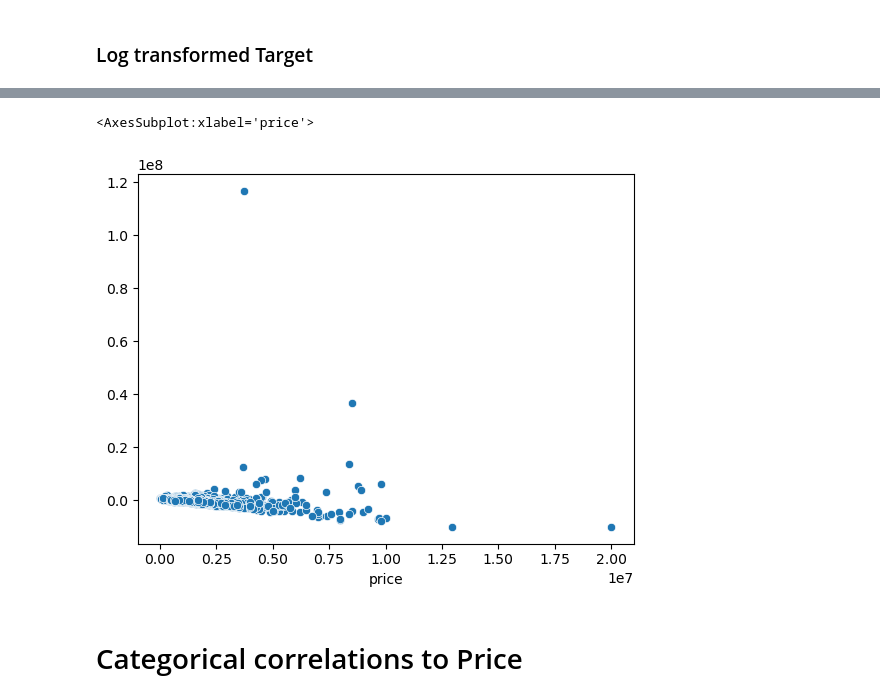
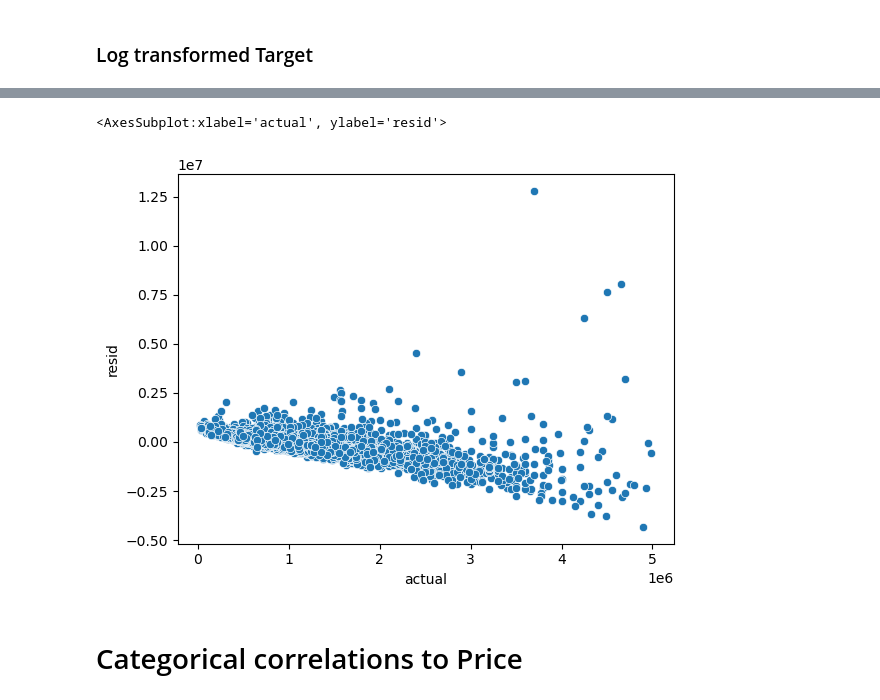
Before and after one commit to alexanderdaffara/HousingSalesRegression, a Jupyter notebook: Alex_Notebook.ipynb, the cells around one changed output, grey strips where cells are left out. Cells and saved outputs as stored; diff of their text form; code cells hidden in the pictures.

```diff
--- a/Alex_Notebook.ipynb
+++ b/Alex_Notebook.ipynb
@@ -921,10 +921,18 @@ Notes:
 [1] Standard Errors assume that the covariance matrix of the errors is correctly specified.
 # %%
 y_hat = np.exp(results.predict(sm.add_constant(X_test_scaled)).reshape(-1,1))
-sns.scatterplot(x= y_test['price'],y= (y_hat - y_test)['price'].to_list())
+
+y_df = pd.DataFrame({'hat':list(y_hat[0])}, index=range(y_hat.shape[0]))
+y_df['actual'] = y_test['price'].to_list()
+y_df['resid'] = (y_hat - y_test)['price'].to_list()
+
+y_df = y_df.loc[y_df['resid'] < 13000000]
+y_df = y_df.loc[y_df['actual'] < 5000000]
+
+sns.scatterplot(x= 'actual',y= 'resid', data=y_df)
 # %% [output]
-<AxesSubplot:xlabel='price'>
+<AxesSubplot:xlabel='actual', ylabel='resid'>
-[figure, old version]
+[figure, new version]
 # %% [markdown]
 # Categorical correlations to Price
 # %%
```
Also changed, not shown: parts of 1 cell of this notebook.
